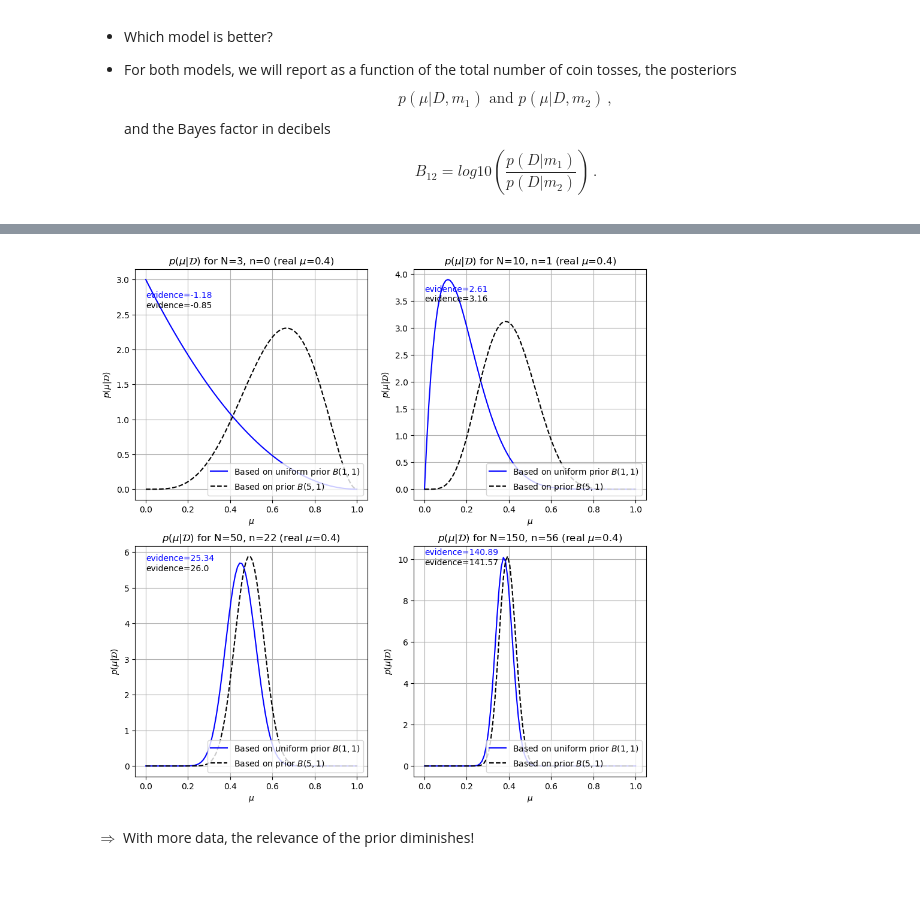
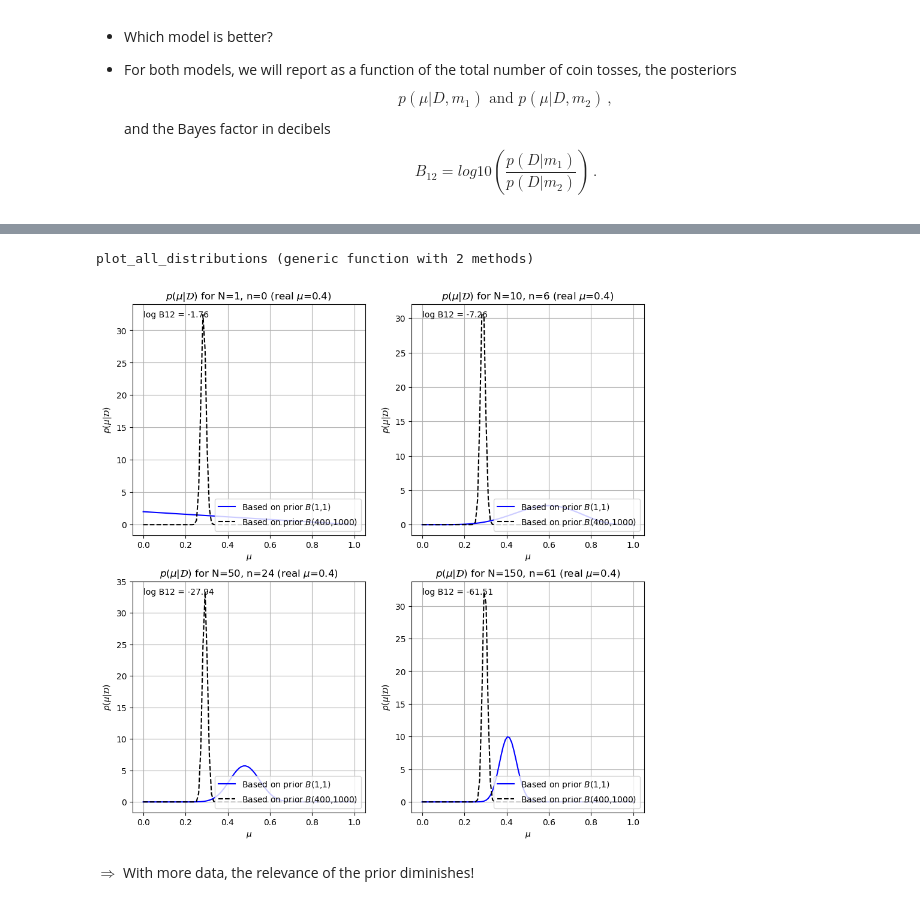
Before and after one commit to bertdv/BMLIP, a Jupyter notebook: lessons/notebooks/Bayesian-Machine-Learning.ipynb, the cells around one changed output, grey strips where cells are left out. Cells and saved outputs as stored; diff of their text form; code cells hidden in the pictures.

```diff
--- a/lessons/notebooks/Bayesian-Machine-Learning.ipynb
+++ b/lessons/notebooks/Bayesian-Machine-Learning.ipynb
@@ -341,7 +341,16 @@ function log10gamma(int)
     return sum(log10(ii) for ii in 2:int-1)
 end
 
+# compute posterior and log-evidence
+function execute_bayes(N,n,α,β)
+# N, n is total # tosses and heads counts
+# \alpha, \beta are parameters for Beta prior
+    posterior = Beta( α + n, β + (N-n) )
+    logevidence = log10gamma(α+β) - log10gamma(α) - log10gamma(β) + log10gamma(N+α) + log10gamma(N-n+β) - log10gamma(N+α+β)
+    return posterior, logevidence
+end
+
 # specify model parameters
 μ  = 0.4;
 α_m1 = 1; β_m1 = 1;
-α_m2 = 15; β_m2 = 1;
+α_m2 = 400; β_m2 = 1000;
@@ -398,24 +357,53 @@ Plot_Distributions (generic function with 1 method)
+# %%
+using PyPlot
+
+function plot_distribution(position, ntosses, posterior_m1, posterior_m2, logBF12)
+    plt.subplot(position); plot(range_grid,pdf.(posterior_m1[ntosses],range_grid), "b-");
+    plt.subplot(position); plot(range_grid,pdf.(posterior_m2[ntosses],range_grid), "k--");
+    xlabel(L"\mu"); ylabel(L"p(\mu|\mathcal{D})"); grid()
+    title(L"p(\mu|\mathcal{D})"*" for N=$(ntosses), n=$(sum(samples[1:ntosses])) (real \$\\mu\$=$(μ))")
+    legend(["Based on prior "*L"B("*string(α_m1)*","*string(β_m1)*")","Based on prior "*L"B("*string(α_m2)*","*string(β_m2)*")"], loc=4)
+    y = max(maximum((pdf.(posterior_m1[ntosses],range_grid))),maximum((pdf.(posterior_m2[ntosses],range_grid))))-0.4
+    text(0, y, "log B12 = $(round(logBF12[ntosses], digits=2))")
+end
+
+function plot_all_distributions(posterior_m1,posterior_m2,logBF12)
+    fig = figure("Posterior distributions", figsize=(11,11));
+    #range_grid = range(0.0, stop=1.0, length=100)
+    #ax1 = fig.add_subplot(2,2,1);
+    #ax2 = fig.add_subplot(2,2,2);
+    #ax3 = fig.add_subplot(2,2,3);
+    #ax4 = fig.add_subplot(2,2,4);
+    ntosses = [1,10,50,150];
+    plot_distribution(221, ntosses[1], posterior_m1, posterior_m2, logBF12)
+    plot_distribution(222, ntosses[2], posterior_m1, posterior_m2, logBF12)
+    plot_distribution(223, ntosses[3], posterior_m1, posterior_m2, logBF12)
+    plot_distribution(224, ntosses[4], posterior_m1, posterior_m2, logBF12)
+end
+# %% [output]
+plot_all_distributions (generic function with 2 methods)
 # %%
 using Distributions
 
 ncoins = 192
 samples = rand(ncoins) .<= μ # Flip 192 coins
 
-posterior_m1 = Array{Distribution}(undef,ncoins+1)
-posterior_m2 = Array{Distribution}(undef,ncoins+1)
-log_evidence_m1 = Array{Float64}(undef,ncoins+1)
-log_evidence_m2 = Array{Float64}(undef,ncoins+1)
-for N = 0:1:ncoins
-    n = sum(samples[1:N]) # Count number of heads in first N flips
-    posterior_m1[N+1] = Beta( α_m1 + n, β_m1 + (N-n) )
-    log_evidence_m1[N+1] = log10gamma(1+1)-log10gamma(1)-log10gamma(1)+log10gamma(N+1)+log10gamma(N-n+1)-log10gamma(N+1+1)
-    posterior_m2[N+1] = Beta( α_m2 + n, β_m2 + (N-n) )
-    log_evidence_m2[N+1] = log10gamma(5+1)-log10gamma(5)-log10gamma(1)+log10gamma(N+5)+log10gamma(N-n+1)-log10gamma(N+5+1)
+posterior_m1 = Array{Distribution}(undef,ncoins)
+posterior_m2 = Array{Distribution}(undef,ncoins)
+logevidence_m1 = Array{Float64}(undef,ncoins)
+logevidence_m2 = Array{Float64}(undef,ncoins)
+logBF12 = Array{Float64}(undef,ncoins)
+
+for N = 1:1:ncoins
+    nheads = sum(samples[1:N]) # Count number of heads in first N flips
+    posterior_m1[N], logevidence_m1[N] = execute_bayes( N, nheads, α_m1, β_m1 )
+    posterior_m2[N], logevidence_m2[N] = execute_bayes( N, nheads, α_m2, β_m2 )
+    logBF12[N] = logevidence_m1[N] - logevidence_m2[N]
 end
 
-Plot_Distributions(posterior_m1,log_evidence_m1,posterior_m2,log_evidence_m2);
+plot_all_distributions(posterior_m1,posterior_m2,logBF12);
 # %% [output]
-[figure, old version]
+[figure, new version]
 # %% [markdown]
 $\Rightarrow$ With more data, the relevance of the prior diminishes!
 # %% [markdown]
```
Also changed, not shown: parts of 1 cell of this notebook.
